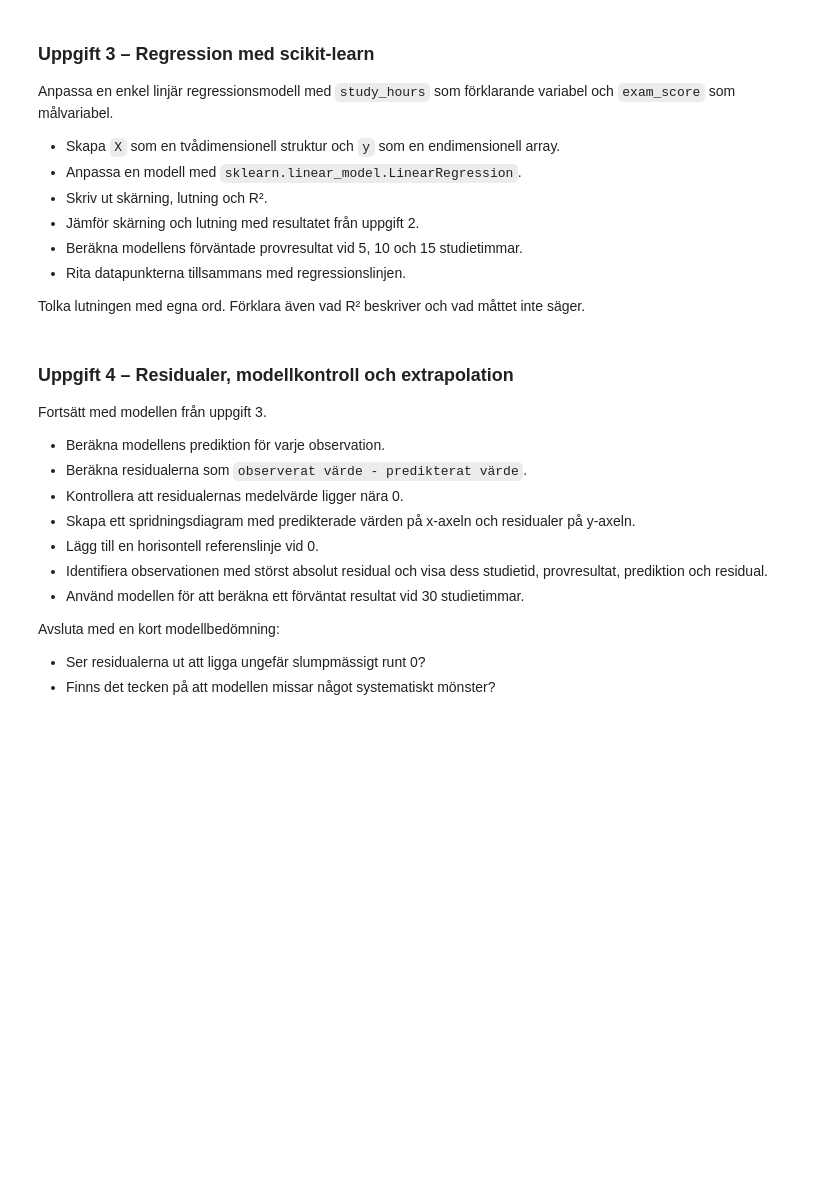
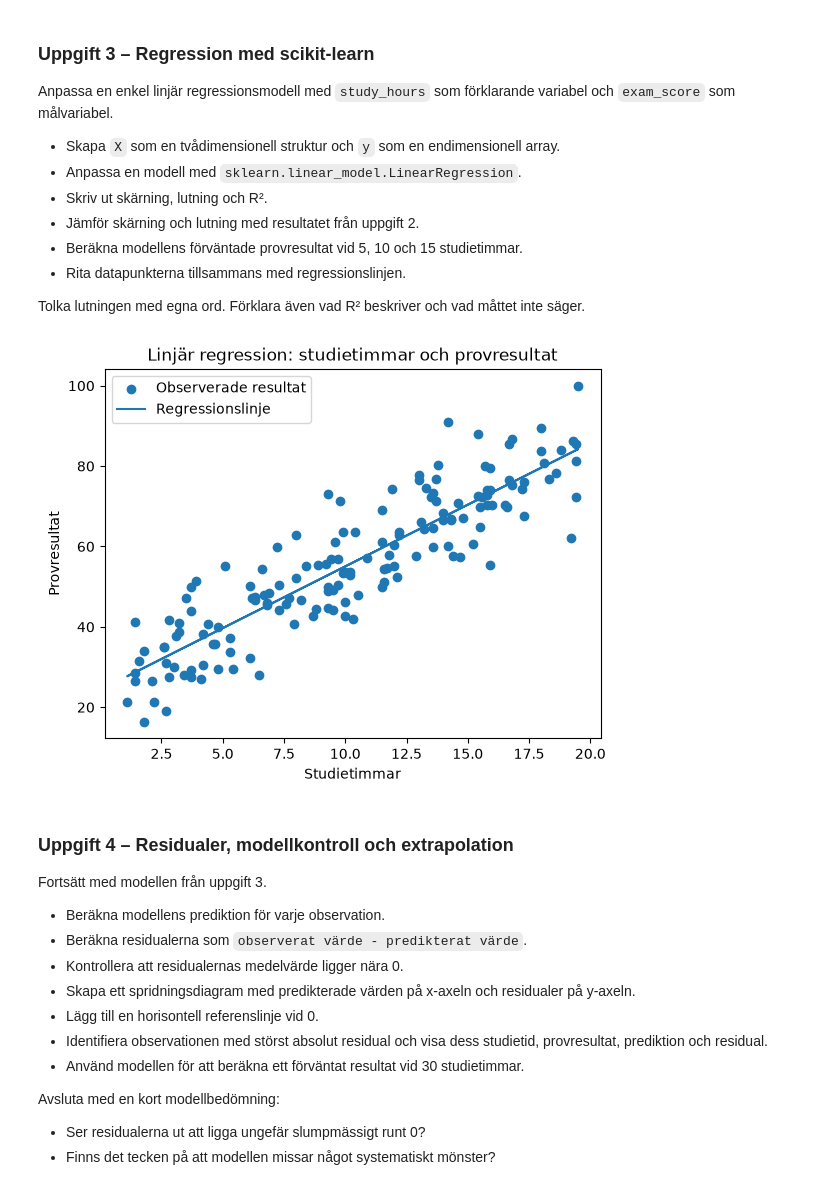
Before and after one commit to Hakan-Fridlund/PYSTDA45-Pythonprogrammering-och-statistisk-dataanalys, a Jupyter notebook: exercises/week8_exercises.ipynb, the cells around one changed output. Saved outputs shown, nothing was run; the diff lists cells and outputs as text; code cells hidden in the pictures; blank space fills up the shorter version.

````diff
--- a/exercises/week8_exercises.ipynb
+++ b/exercises/week8_exercises.ipynb
@@ -159,3 +166,16 @@ förväntat provresultat = skärning + lutning × studietimmar
 ```
 
 Förklara kort varför kolumnen med ettor behövs i designmatrisen.
+# %%
+x = df_clean['study_hours'].to_numpy()
+y = df_clean['exam_score'].to_numpy()
+ones = np.ones(len(x))
+X = np.column_stack((ones, x))
+print("X:", X.shape)
+print("X.T:", X.T.shape)
+print("X.T @ X:", (X.T @ X).shape)
+print("X.T @ y:", (X.T @ y).shape)
+
+beta_hat = np.linalg.inv(X.T @ X) @ X.T @ y
+intercept = beta_hat[0]
+slope = beta_hat[1]
@@ -174,6 +199,28 @@ Anpassa en enkel linjär regressionsmodell med `study_hours` som förklarande va
 - Rita datapunkterna tillsammans med regressionslinjen.
 
 Tolka lutningen med egna ord. Förklara även vad R² beskriver och vad måttet inte säger.
+# %%
+from sklearn.linear_model import LinearRegression
+X = x.reshape(-1, 1)
+model = LinearRegression()
+model.fit(X, y)
+
+hours = np.array([5, 10, 15]).reshape(-1, 1)
+predictions = model.predict(hours)
+
+import matplotlib.pyplot as plt
+
+plt.scatter(X, y, label='Observerade resultat')
+
+plt.plot(X, model.predict(X), label='Regressionslinje')
+
+plt.xlabel('Studietimmar')
+plt.ylabel('Provresultat')
+plt.title('Linjär regression: studietimmar och provresultat')
+plt.legend()
+plt.show()
+# %% [output]
+[figure, added]
 # %% [markdown]
 ### Uppgift 4 – Residualer, modellkontroll och extrapolation
 
````
Also changed, not shown: parts of 3 cells of this notebook.
